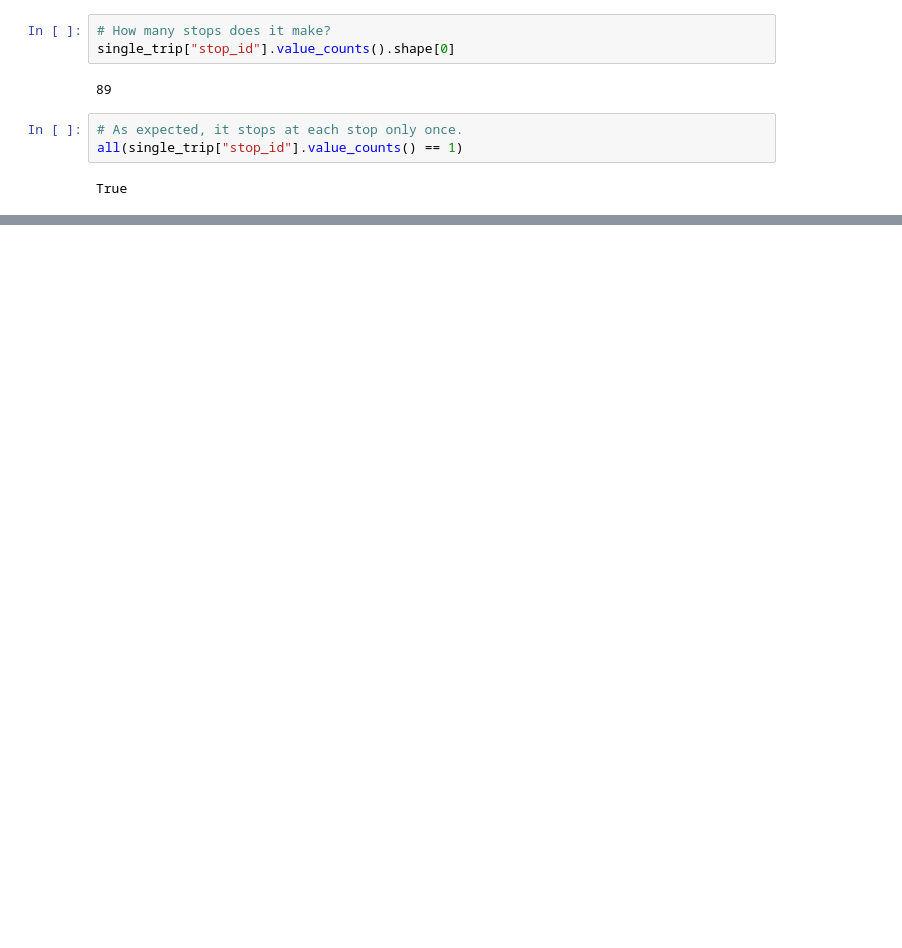
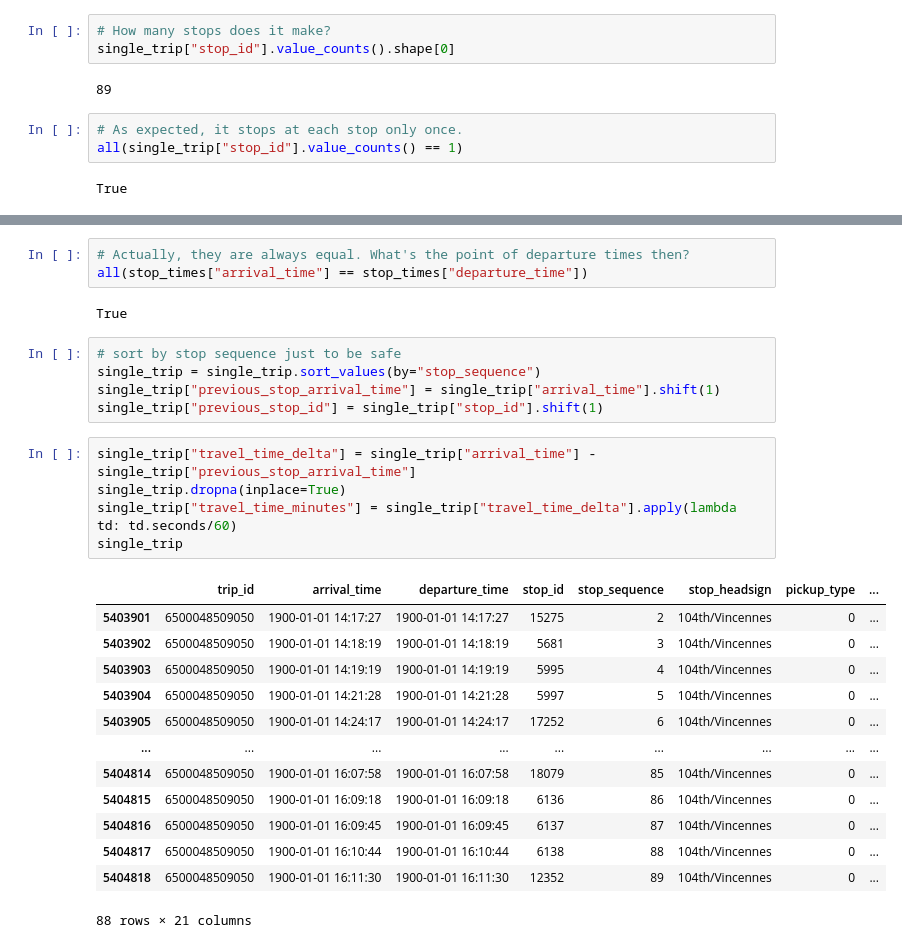
Before and after one commit to ideo/frequency-is-freedom, a Jupyter notebook: GTFS Data.ipynb, the cells around one changed output, grey strips where cells are left out. Cells and saved outputs as stored; diff of their text form; blank space fills up the shorter version.

```diff
--- a/GTFS Data.ipynb
+++ b/GTFS Data.ipynb
@@ -118,0 +147,29 @@ True
+# %%
+# Actually, they are always equal. What's the point of departure times then?
+all(stop_times["arrival_time"] == stop_times["departure_time"])
+# %% [output]
+True
+# %%
+# sort by stop sequence just to be safe
+single_trip = single_trip.sort_values(by="stop_sequence")
+single_trip["previous_stop_arrival_time"] = single_trip["arrival_time"].shift(1)
+single_trip["previous_stop_id"] = single_trip["stop_id"].shift(1)
+# %%
+single_trip["travel_time_delta"] = single_trip["arrival_time"] - single_trip["previous_stop_arrival_time"]
+single_trip.dropna(inplace=True)
+single_trip["travel_time_minutes"] = single_trip["travel_time_delta"].apply(lambda td: td.seconds/60)
+single_trip
+# %% [output]
+|  | trip_id | arrival_time | departure_time | stop_id | stop_sequence | stop_headsign | pickup_type | ... |
+| 5403901 | 6500048509050 | 1900-01-01 14:17:27 | 1900-01-01 14:17:27 | 15275 | 2 | 104th/Vincennes | 0 | ... |
+| 5403902 | 6500048509050 | 1900-01-01 14:18:19 | 1900-01-01 14:18:19 | 5681 | 3 | 104th/Vincennes | 0 | ... |
+| 5403903 | 6500048509050 | 1900-01-01 14:19:19 | 1900-01-01 14:19:19 | 5995 | 4 | 104th/Vincennes | 0 | ... |
+| 5403904 | 6500048509050 | 1900-01-01 14:21:28 | 1900-01-01 14:21:28 | 5997 | 5 | 104th/Vincennes | 0 | ... |
+| 5403905 | 6500048509050 | 1900-01-01 14:24:17 | 1900-01-01 14:24:17 | 17252 | 6 | 104th/Vincennes | 0 | ... |
+| ... | ... | ... | ... | ... | ... | ... | ... | ... |
+| 5404814 | 6500048509050 | 1900-01-01 16:07:58 | 1900-01-01 16:07:58 | 18079 | 85 | 104th/Vincennes | 0 | ... |
+| 5404815 | 6500048509050 | 1900-01-01 16:09:18 | 1900-01-01 16:09:18 | 6136 | 86 | 104th/Vincennes | 0 | ... |
+| 5404816 | 6500048509050 | 1900-01-01 16:09:45 | 1900-01-01 16:09:45 | 6137 | 87 | 104th/Vincennes | 0 | ... |
+| 5404817 | 6500048509050 | 1900-01-01 16:10:44 | 1900-01-01 16:10:44 | 6138 | 88 | 104th/Vincennes | 0 | ... |
+| 5404818 | 6500048509050 | 1900-01-01 16:11:30 | 1900-01-01 16:11:30 | 12352 | 89 | 104th/Vincennes | 0 | ... |
+88 rows × 21 columns
```
Also changed, not shown: parts of 27 cells of this notebook, 4 other files.
